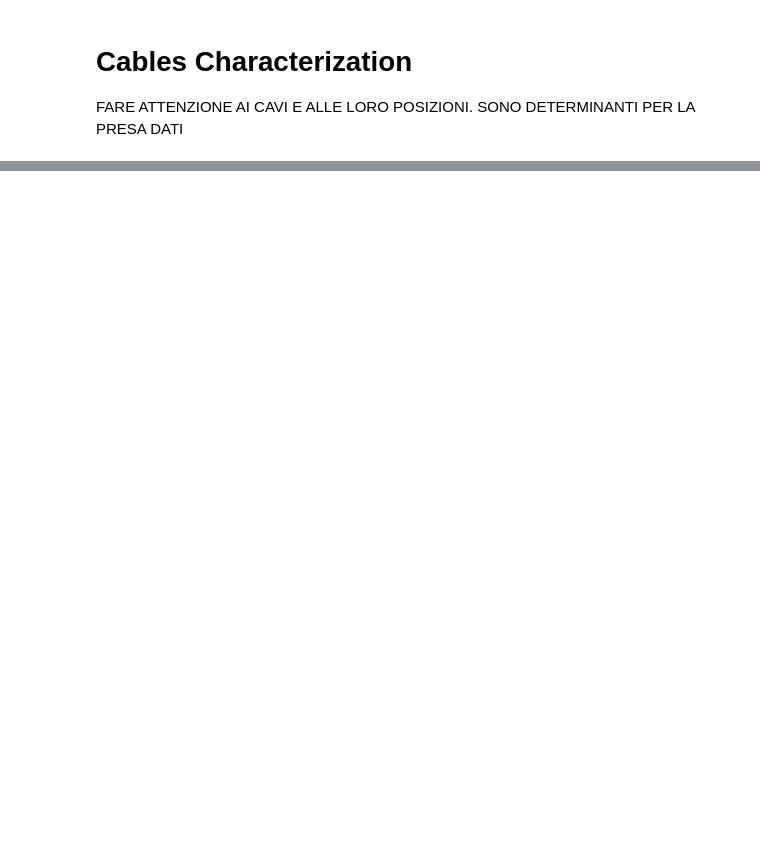
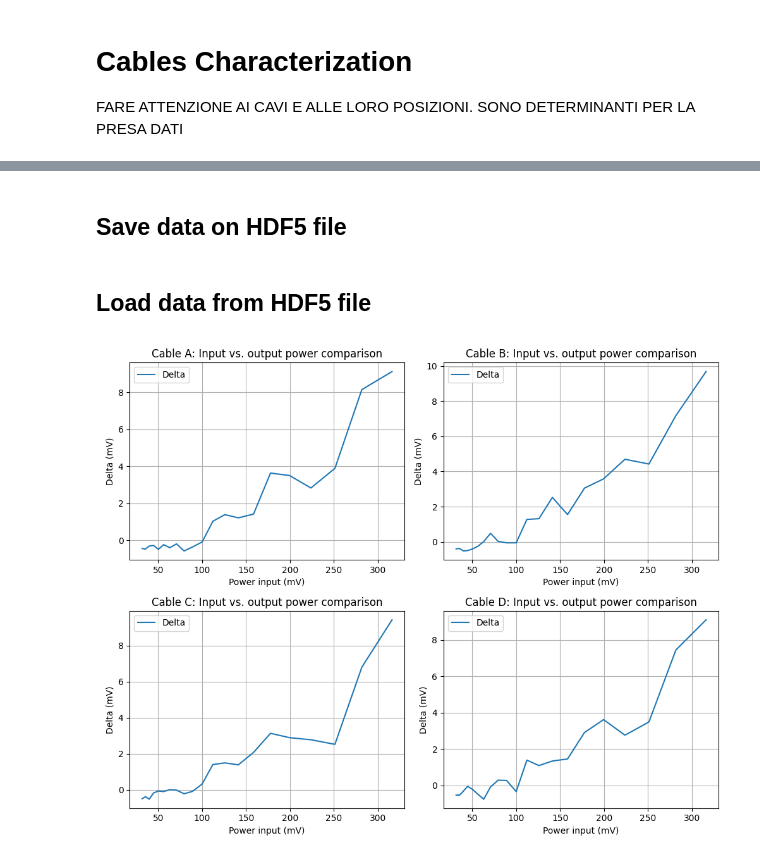
Before and after one commit to biqute/QTLab2324, a Jupyter notebook: PAandQubit/Actual_Work/Cables_Characterization/Cables_characterization.ipynb, the cells around one changed output, grey strips where cells are left out. Saved outputs shown, nothing was run; the diff lists cells and outputs as text; code cells hidden in the pictures; blank space fills up the shorter version.

Commit message:
Cables

```diff
--- a/PAandQubit/Actual_Work/Cables_Characterization/Cables_characterization.ipynb
+++ b/PAandQubit/Actual_Work/Cables_Characterization/Cables_characterization.ipynb
@@ -19,9 +29,10 @@ from HDF5 import *
 # %%
-SG_ip           = '192.168.40.15'                                   # Set IP address of the device
-Card_Name       = 'PXI1Slot3'
+if flag_acquisition:
+	SG_ip           = '192.168.40.15'                                   # Set IP address of the device
+	Card_Name       = 'PXI1Slot3'
 
-sGen            = RS_SMA100B.SMA100B(ip = SG_ip)
-pxie            = PXIe5170R(resource_name = Card_Name)
+	sGen            = RS_SMA100B.SMA100B(ip = SG_ip)
+	pxie            = PXIe5170R(resource_name = Card_Name)
 
-sGen.reset()
-sGen.clear()
+	sGen.reset()
+	sGen.clear()
@@ -97 +105,3 @@ f20     : 100 %
+# %% [markdown]
+## Save data on HDF5 file
 # %%
@@ -104,0 +116,2 @@ save_dict_to_hdf5(data_dict, filename)
+# %% [markdown]
+## Load data from HDF5 file
@@ -104,0 +139,57 @@ save_dict_to_hdf5(data_dict, filename)
+# %%
+if flag_load_data:
+	cables = ['C_A', 'C_B', 'C_C', 'C_D']
+
+	dict = {}
+	deltas_matrix = []
+	input_matrix = []
+
+	for C in cables:
+		data = load_hdf5_to_dict('cables.h5')[C]
+		powers = data['powers']
+		dict[C] = {'freq_(Hz)': data['freq_(Hz)']}
+		digits_p = "{:0"+str(len(str(len(powers))))+"d}"
+
+		deltas_row = []
+		input_row = []
+
+		for i, p in enumerate(powers.values()):
+			y = p['sweep']
+			x, idx = data_amps(y, False)
+			avg_amplitude = np.mean(y[idx]) * 1e3
+			input_power = T.dBm_to_mVpk(p['power_(dBm)'])
+			delta = input_power - avg_amplitude
+			dict[C][f'p{digits_p.format(i)}'] = {'input_power': input_power,
+												 'output_power': avg_amplitude,
+												 'delta': delta}
+			deltas_row.append(delta)
+			input_row.append(input_power)
+
+		deltas_matrix.append(deltas_row)
+		input_matrix.append(input_row)
+
+	deltas_matrix = np.array(deltas_matrix)
+	input_matrix = np.array(input_matrix)
+	save_dict_to_hdf5(dict, 'IN-OUT_amp.h5')
+
+	# Crea una griglia 2x2 di subplot
+	fig, axs = plt.subplots(2, 2, figsize=(10, 8))
+
+	# Lista dei titoli dei subplot
+	titles = ['Cable A', 'Cable B', 'Cable C', 'Cable D']
+
+	for i in range(4):
+		x_data = input_matrix[i]
+		y_data = deltas_matrix[i]
+		axs[i // 2, i % 2].plot(x_data, y_data, label='Delta')
+		axs[i // 2, i % 2].set_xlabel('Power input (mV)')
+		axs[i // 2, i % 2].set_ylabel('Delta (mV)')
+
+		axs[i // 2, i % 2].set_title(titles[i]+': Input vs. output power comparison')
+		axs[i // 2, i % 2].grid(True)
+		axs[i // 2, i % 2].legend()
+
+	plt.tight_layout()
+	plt.show()
+# %% [output]
+[figure, added]
```
Also changed, not shown: parts of 7 cells of this notebook, 1 other file.
